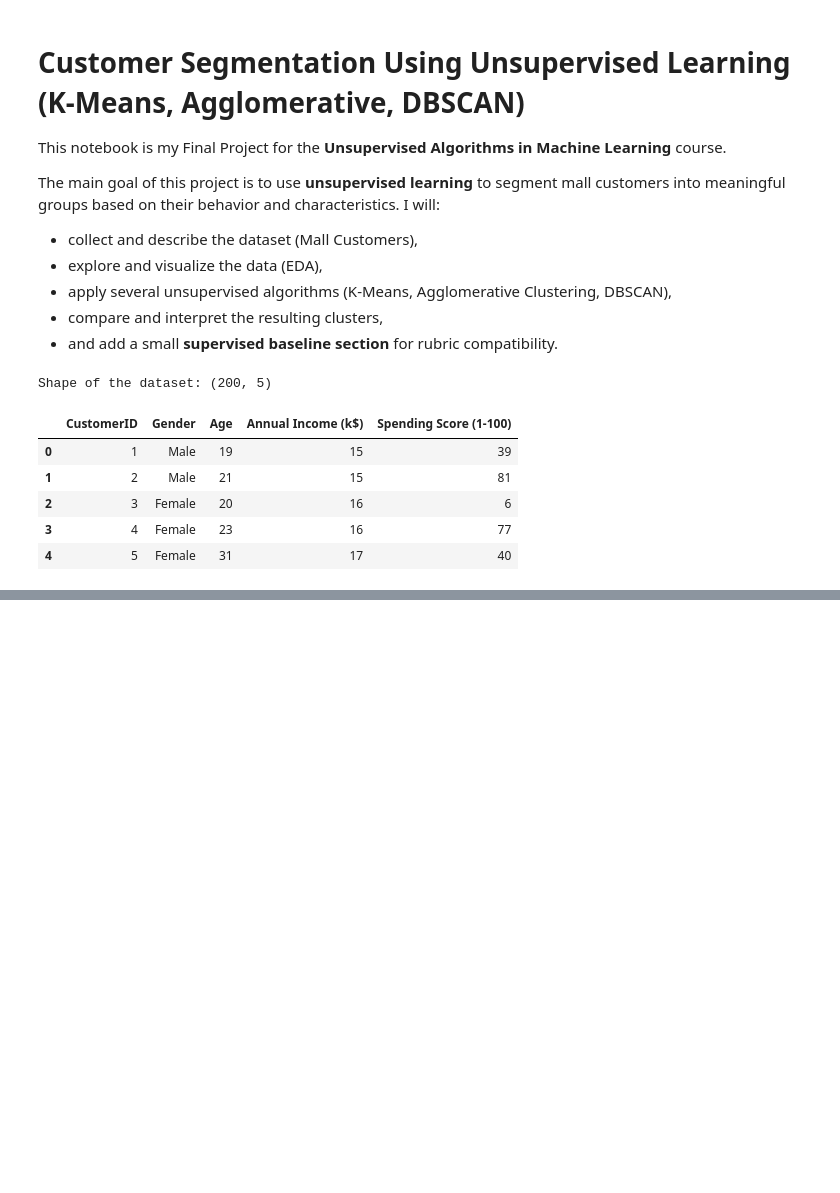
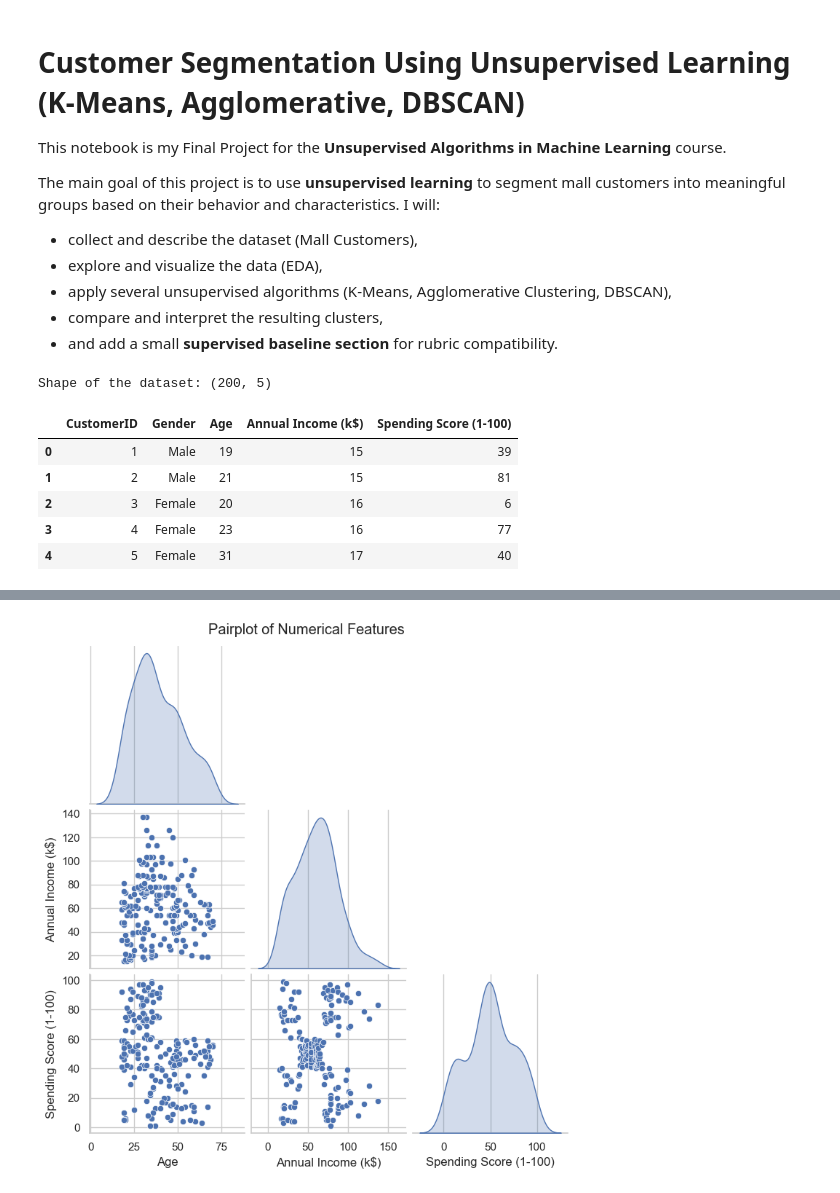
Before and after one commit to DarkSoulsV/CSCA-5632---Final-Project, a Jupyter notebook: Final_CSCA 5632.ipynb, the cells around one changed output, grey strips where cells are left out. Drawn from its saved outputs; the diff is of its cells as text; code cells hidden in the pictures; blank space fills up the shorter version.

```diff
--- a/Final_CSCA 5632.ipynb
+++ b/Final_CSCA 5632.ipynb
@@ -52,0 +179,11 @@ Shape of the dataset: (200, 5)
+# %%
+# Pairplot for the main numerical features
+# This helps to see the relationships between Age, Income, and Spending Score.
+
+numeric_features = ["Age", "Annual Income (k$)", "Spending Score (1-100)"]
+
+sns.pairplot(df[numeric_features], diag_kind="kde", corner=True)
+plt.suptitle("Pairplot of Numerical Features", y=1.02)
+plt.show()
+# %% [output]
+[figure, added]
```
Also changed, not shown: parts of 14 cells of this notebook.
